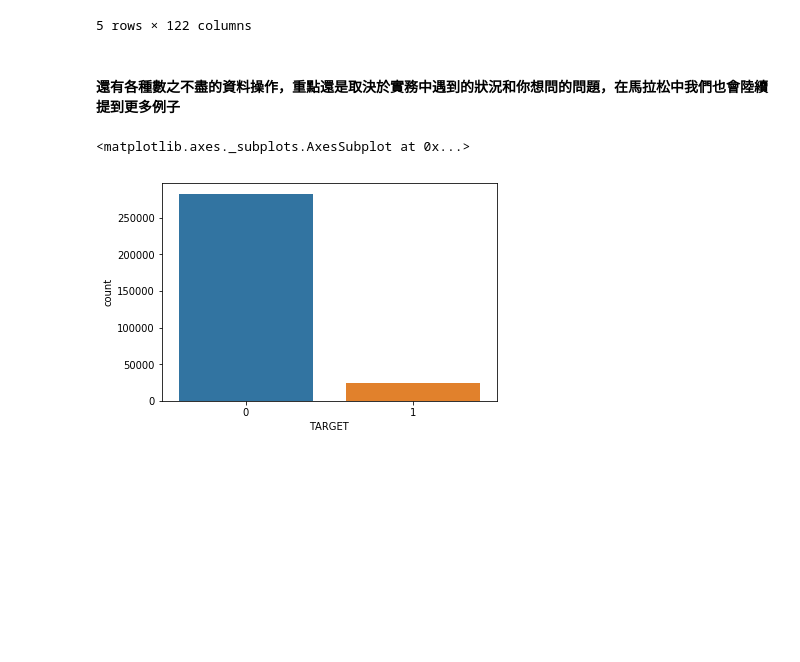
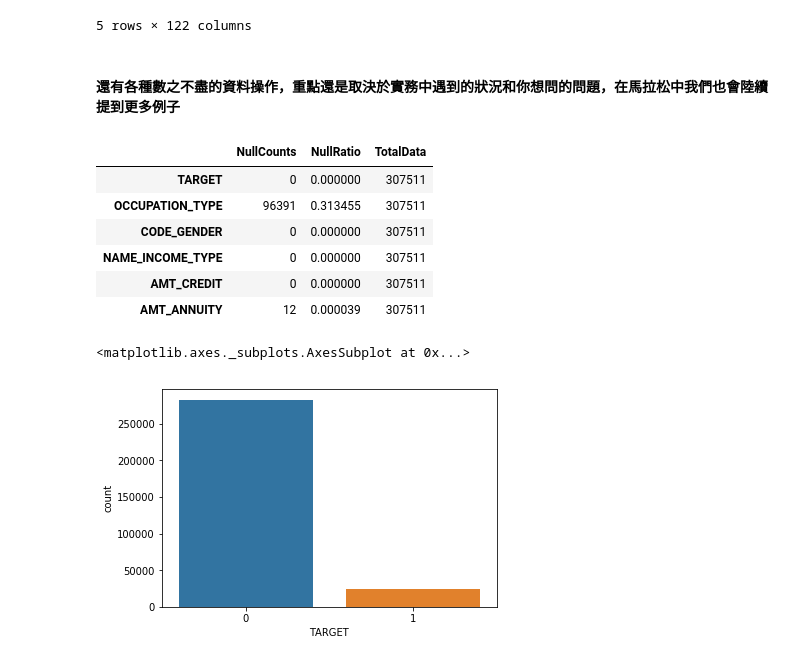
Before and after one commit to pkwin927/2nd-ML100Days, a Jupyter notebook: homework/Day_002_HW.ipynb, the cells around one changed output. Cells and saved outputs as stored; diff of their text form; code cells hidden in the pictures; blank space fills up the shorter version.

```diff
--- a/homework/Day_002_HW.ipynb
+++ b/homework/Day_002_HW.ipynb
@@ -72,6 +72,16 @@ DF.head(5)
 #### 還有各種數之不盡的資料操作，重點還是取決於實務中遇到的狀況和你想問的問題，在馬拉松中我們也會陸續提到更多例子
 # %%
 DF = DF[["TARGET","OCCUPATION_TYPE","CODE_GENDER","NAME_INCOME_TYPE","AMT_CREDIT","AMT_ANNUITY"]]
+# %%
+FindNull(DF)
+# %% [output]
+|  | NullCounts | NullRatio | TotalData |
+| TARGET | 0 | 0.000000 | 307511 |
+| OCCUPATION_TYPE | 96391 | 0.313455 | 307511 |
+| CODE_GENDER | 0 | 0.000000 | 307511 |
+| NAME_INCOME_TYPE | 0 | 0.000000 | 307511 |
+| AMT_CREDIT | 0 | 0.000000 | 307511 |
+| AMT_ANNUITY | 12 | 0.000039 | 307511 |
 # %%
 sns.countplot(x = "TARGET", data = DF)
 # %% [output]
```
